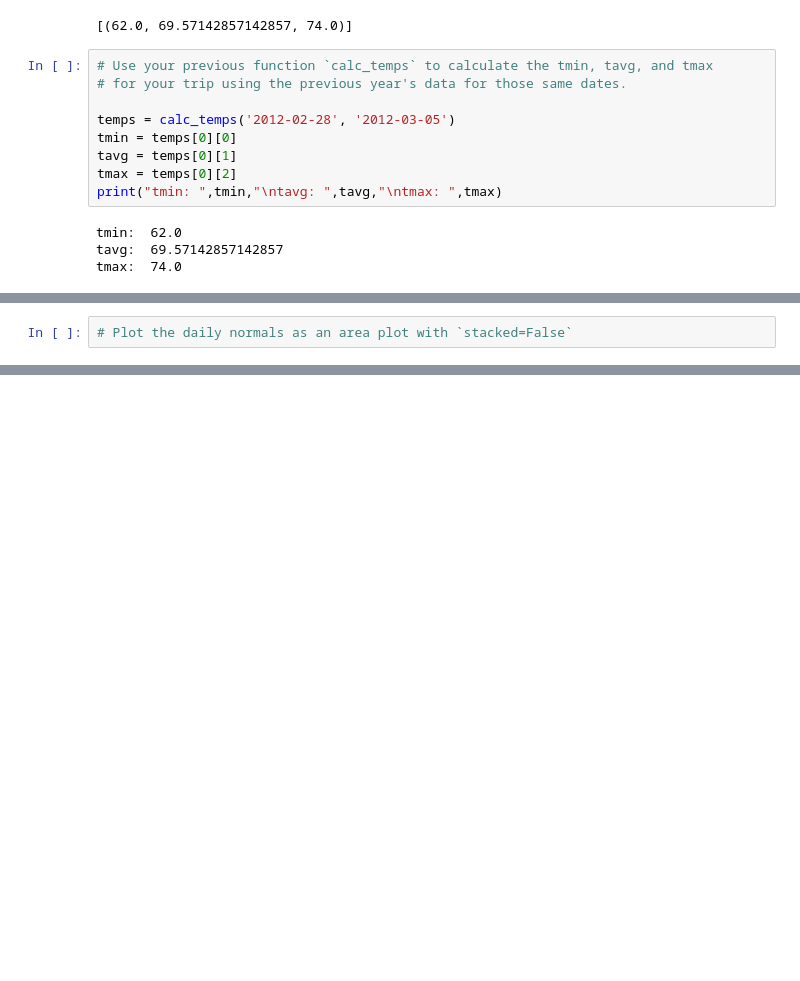
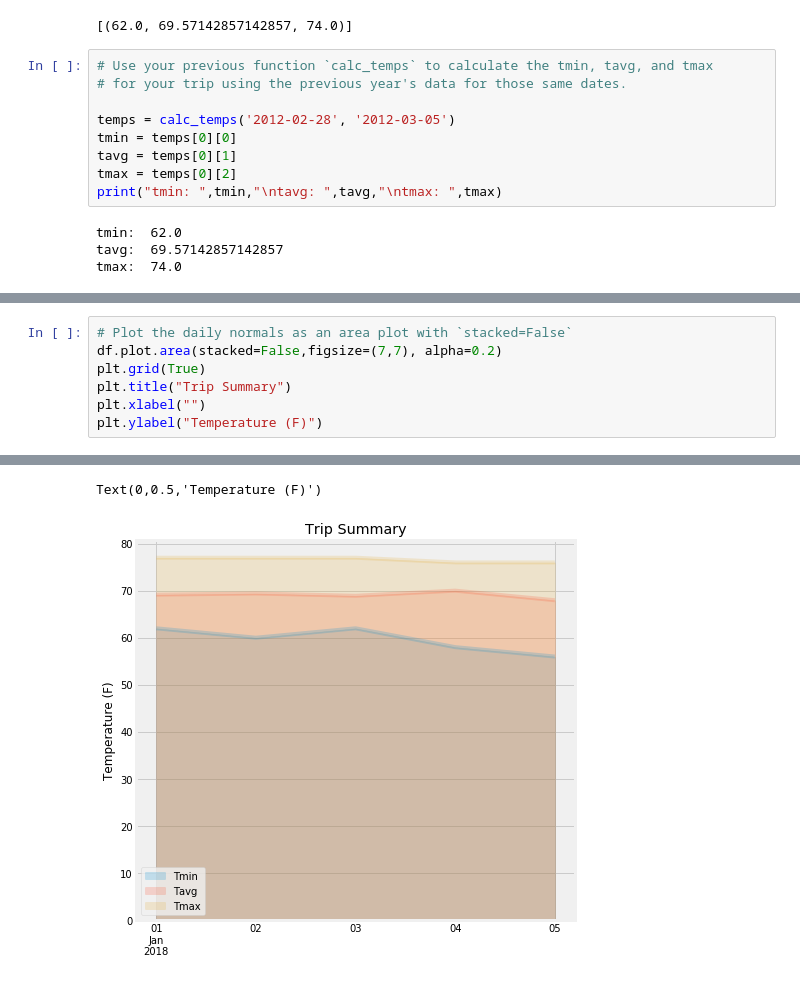
Before and after one commit to khamthung/climate_analysis, a Jupyter notebook: climate_analysis.ipynb, the cells around one changed output, grey strips where cells are left out. Cells and saved outputs as stored; diff of their text form; blank space fills up the shorter version.

```diff
--- a/climate_analysis.ipynb
+++ b/climate_analysis.ipynb
@@ -325,3 +333,8 @@ daily_normals("01-01")
 # %%
 # Plot the daily normals as an area plot with `stacked=False`
+df.plot.area(stacked=False,figsize=(7,7), alpha=0.2)
+plt.grid(True)
+plt.title("Trip Summary")
+plt.xlabel("")
+plt.ylabel("Temperature (F)")
 # %% [output]
@@ -329,0 +341,2 @@ daily_normals("01-01")
+Text(0,0.5,'Temperature (F)')
+[figure, added]
```
Also changed, not shown: parts of 20 cells of this notebook, 1 other file.
